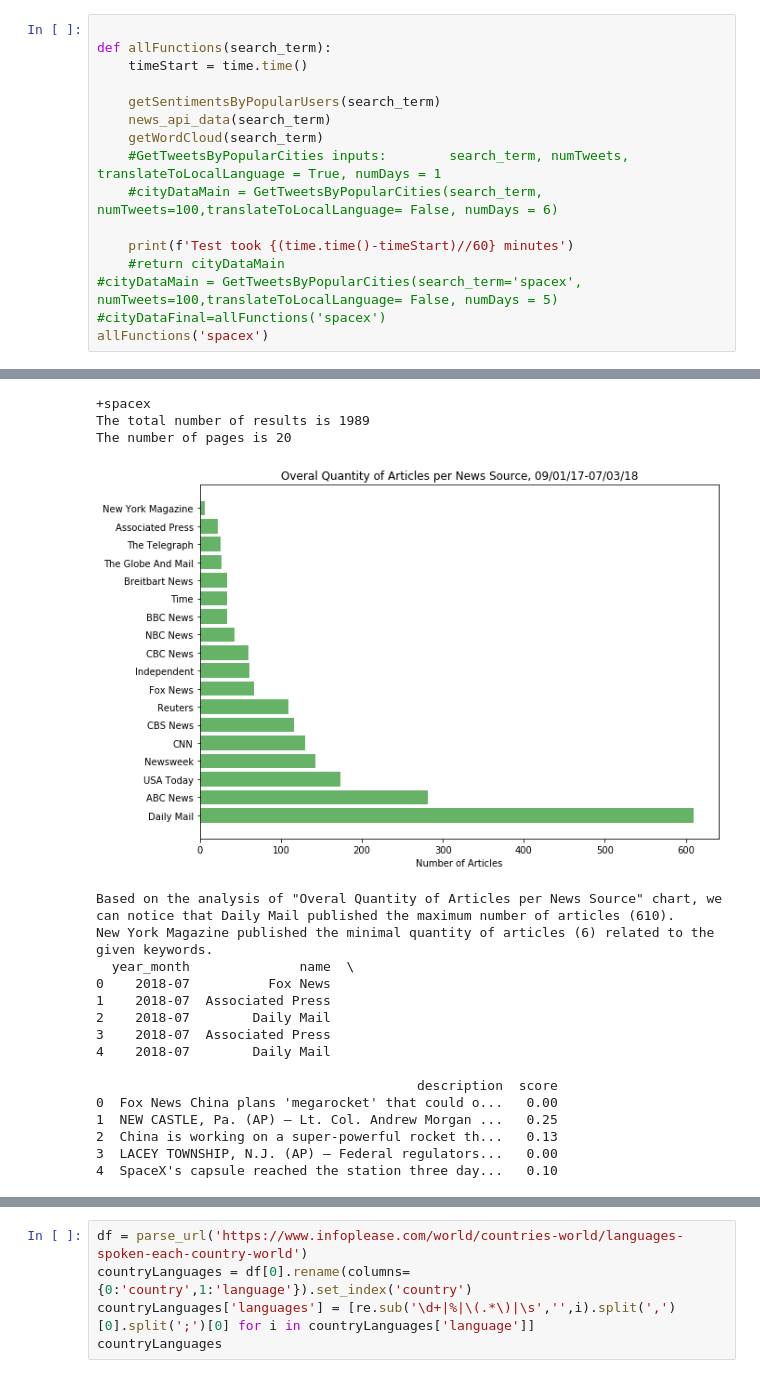
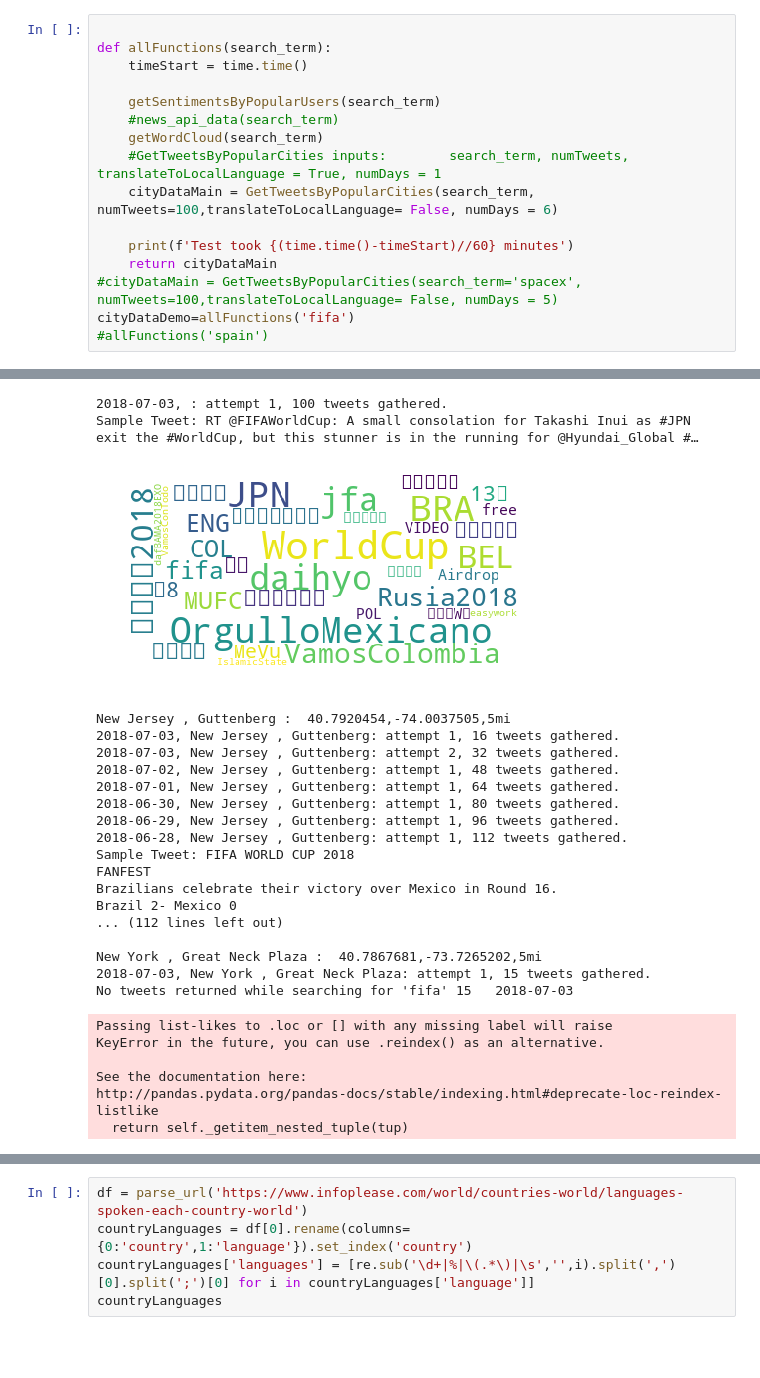
Before and after one commit to jshtaway/CurrentTrendsTool, a Jupyter notebook: FinalNotebook.ipynb, the cells around one changed output, grey strips where cells are left out. Drawn from its saved outputs; the diff is of its cells as text; blank space fills up the shorter version.

```diff
--- a/FinalNotebook.ipynb
+++ b/FinalNotebook.ipynb
@@ -580,14 +584,14 @@ def allFunctions(search_term):
     timeStart = time.time()
 
     getSentimentsByPopularUsers(search_term)
-    news_api_data(search_term)
+    #news_api_data(search_term)
     getWordCloud(search_term)
     #GetTweetsByPopularCities inputs:        search_term, numTweets, translateToLocalLanguage = True, numDays = 1
-    #cityDataMain = GetTweetsByPopularCities(search_term, numTweets=100,translateToLocalLanguage= False, numDays = 6)
+    cityDataMain = GetTweetsByPopularCities(search_term, numTweets=100,translateToLocalLanguage= False, numDays = 6)
 
     print(f'Test took {(time.time()-timeStart)//60} minutes')
-    #return cityDataMain
+    return cityDataMain
 #cityDataMain = GetTweetsByPopularCities(search_term='spacex', numTweets=100,translateToLocalLanguage= False, numDays = 5)
-#cityDataFinal=allFunctions('spacex')
-allFunctions('spacex')
+cityDataDemo=allFunctions('fifa')
+#allFunctions('spain')
 # %% [output]
@@ -600,19 +604,26 @@ General public has more positive sentiments than top 10 influential people about
-+spacex
-The total number of results is 1989
-The number of pages is 20
+2018-07-03, : attempt 1, 100 tweets gathered.
+Sample Tweet: RT @FIFAWorldCup: A small consolation for Takashi Inui as #JPN exit the #WorldCup, but this stunner is in the running for @Hyundai_Global #…
-[figure, old version]
+[figure, new version]
-Based on the analysis of "Overal Quantity of Articles per News Source" chart, we can notice that Daily Mail published the maximum number of articles (610).
-New York Magazine published the minimal quantity of articles (6) related to the given keywords.
-  year_month              name  \
-0    2018-07          Fox News
-1    2018-07  Associated Press
-2    2018-07        Daily Mail
-3    2018-07  Associated Press
-4    2018-07        Daily Mail
+New Jersey , Guttenberg :  40.7920454,-74.0037505,5mi
+2018-07-03, New Jersey , Guttenberg: attempt 1, 16 tweets gathered.
+2018-07-03, New Jersey , Guttenberg: attempt 2, 32 tweets gathered.
+2018-07-02, New Jersey , Guttenberg: attempt 1, 48 tweets gathered.
+2018-07-01, New Jersey , Guttenberg: attempt 1, 64 tweets gathered.
+2018-06-30, New Jersey , Guttenberg: attempt 1, 80 tweets gathered.
+2018-06-29, New Jersey , Guttenberg: attempt 1, 96 tweets gathered.
+2018-06-28, New Jersey , Guttenberg: attempt 1, 112 tweets gathered.
+Sample Tweet: FIFA WORLD CUP 2018
+FANFEST
+Brazilians celebrate their victory over Mexico in Round 16.
+Brazil 2- Mexico 0
+... (112 lines left out)
 
-                                         description  score
-0  Fox News China plans 'megarocket' that could o...   0.00
-1  NEW CASTLE, Pa. (AP) — Lt. Col. Andrew Morgan ...   0.25
-2  China is working on a super-powerful rocket th...   0.13
-3  LACEY TOWNSHIP, N.J. (AP) — Federal regulators...   0.00
-4  SpaceX's capsule reached the station three day...   0.10
+New York , Great Neck Plaza :  40.7867681,-73.7265202,5mi
+2018-07-03, New York , Great Neck Plaza: attempt 1, 15 tweets gathered.
+No tweets returned while searching for 'fifa' 15   2018-07-03
+Passing list-likes to .loc or [] with any missing label will raise
+KeyError in the future, you can use .reindex() as an alternative.
+
+See the documentation here:
+http://pandas.pydata.org/pandas-docs/stable/indexing.html#deprecate-loc-reindex-listlike
+  return self._getitem_nested_tuple(tup)
```
Also changed, not shown: parts of 9 cells of this notebook.
